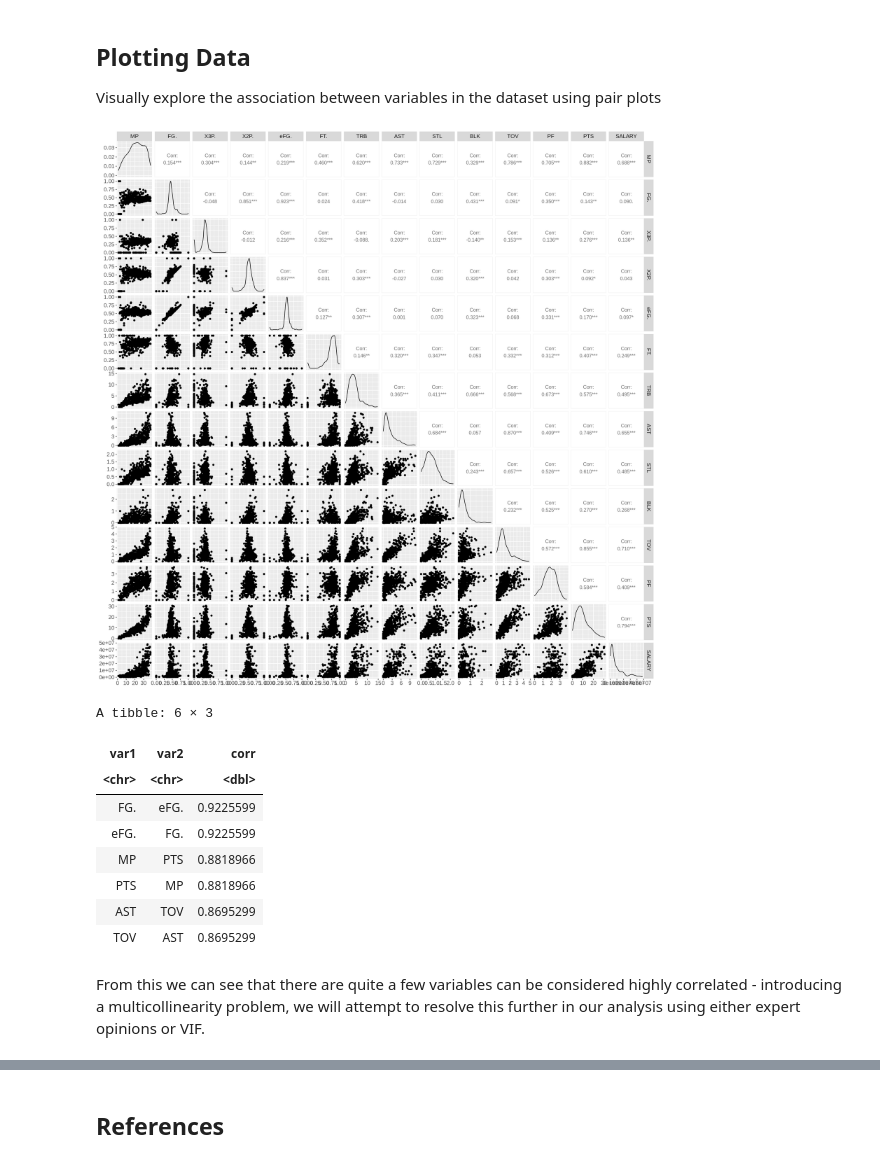
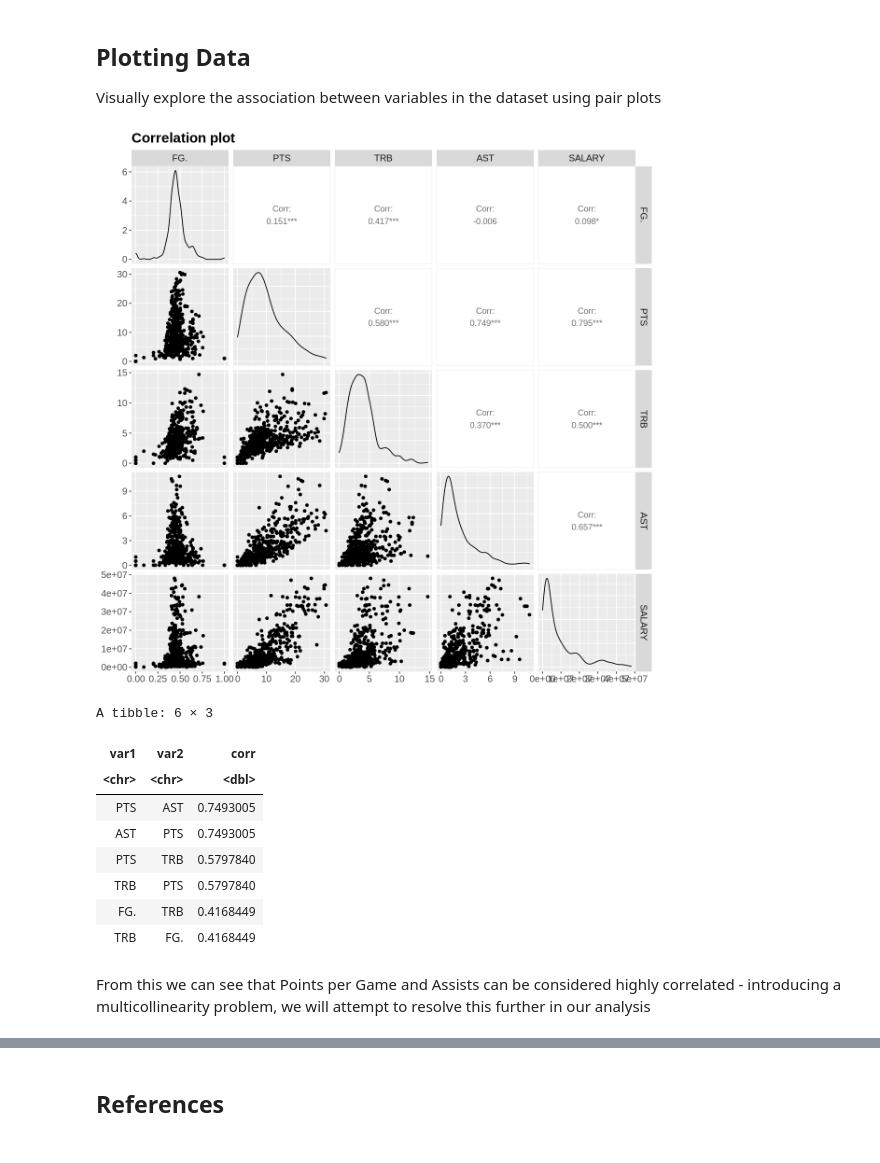
Before and after one commit to RaymondZhang20/STAT301, a Jupyter notebook: Proposal.ipynb, the cells around one changed output, grey strips where cells are left out. Cells and saved outputs as stored; diff of their text form; code cells hidden in the pictures.

```diff
--- a/Proposal.ipynb
+++ b/Proposal.ipynb
@@ -71,7 +86,7 @@ Since player data was found on Kaggle - data was downloaded, moved into google d
 # %%
-id <- "1eMzdCDGCgxxDN3WMY-Jy78_NnUcMj582" #google file ID
-data <- read.csv(sprintf("https://docs.google.com/uc?id=%s&export=download", id))
+data <- read.csv("data.csv",sep=";")
 head(data)
+tail(data)
 # %% [output]
 A data.frame: 6 × 30
 |  | Rk | Player | Pos | Age | Tm | G | GS | MP | FG | FGA | ⋯ | ... |
@@ -157,7 +181,7 @@ A data.frame: 6 × 31
 | 6 | Aaron Wiggins | 581 | SG | 23 | OKC | 50 | 35 | 24.2 | 3.1 | 6.7 | ⋯ | ... |
 # %%
 clean_data <- data_all %>%
-    select(-G, -GS, -FG, -FGA, -X3P, -X3PA, -X2P, -X2PA, -FT, -FTA, -ORB, -DRB, -Rk, -Player, -Tm, -Pos, -Age) %>%
+    select(-Rk, -GS) %>%
     transform(SALARY = as.numeric(SALARY)) %>%
     filter_all(any_vars(! is.na(.)))
 head(clean_data)
@@ -186,19 +212,21 @@ Visually explore the association between variables in the dataset using pair plo
 # %%
 data_pair_plots <-
   clean_data %>%
+  select(FG., PTS, TRB, AST, SALARY) %>%
   ggpairs() +
     theme(
     text = element_text(size = 15),
     plot.title = element_text(face = "bold"),
     axis.title = element_text(face = "bold")
-  )
-options(repr.plot.width = 17, repr.plot.height = 17)
+  ) +
+  ggtitle("Correlation plot")
+options(repr.plot.width = 10, repr.plot.height = 10)
 data_pair_plots
 # %% [output]
-[figure, old version]
+[figure, new version]
 # %%
 corr_matrix <- clean_data %>%
-  select(-SALARY) %>% #salary not included as it is our response variable
+  select(FG., PTS, TRB, AST) %>% #salary not included as it is our response variable
   cor() %>%
   as.data.frame() %>%
   rownames_to_column("var1") %>%
@@ -210,12 +238,12 @@ head(corr_matrix)
 A tibble: 6 × 3
 | var1 | var2 | corr |
 | <chr> | <chr> | <dbl> |
-| FG. | eFG. | 0.9225599 |
-| eFG. | FG. | 0.9225599 |
-| MP | PTS | 0.8818966 |
-| PTS | MP | 0.8818966 |
-| AST | TOV | 0.8695299 |
-| TOV | AST | 0.8695299 |
+| PTS | AST | 0.7493005 |
+| AST | PTS | 0.7493005 |
+| PTS | TRB | 0.5797840 |
+| TRB | PTS | 0.5797840 |
+| FG. | TRB | 0.4168449 |
+| TRB | FG. | 0.4168449 |
 # %% [markdown]
-From this we can see that there are quite a few variables can be considered highly correlated - introducing a
-multicollinearity problem, we will attempt to resolve this further in our analysis using either expert opinions or VIF.
+From this we can see that Points per Game and Assists can be considered highly correlated - introducing a
+multicollinearity problem, we will attempt to resolve this further in our analysis
```
Also changed, not shown: parts of 15 cells of this notebook.
